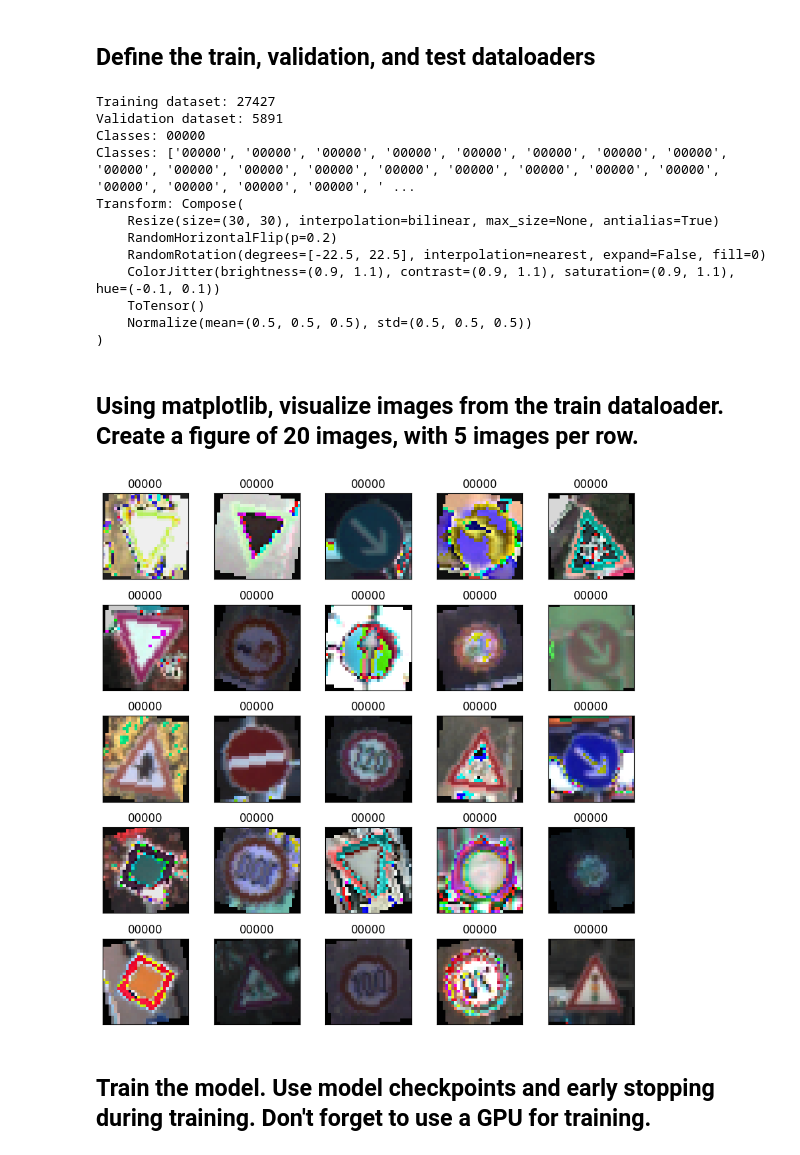
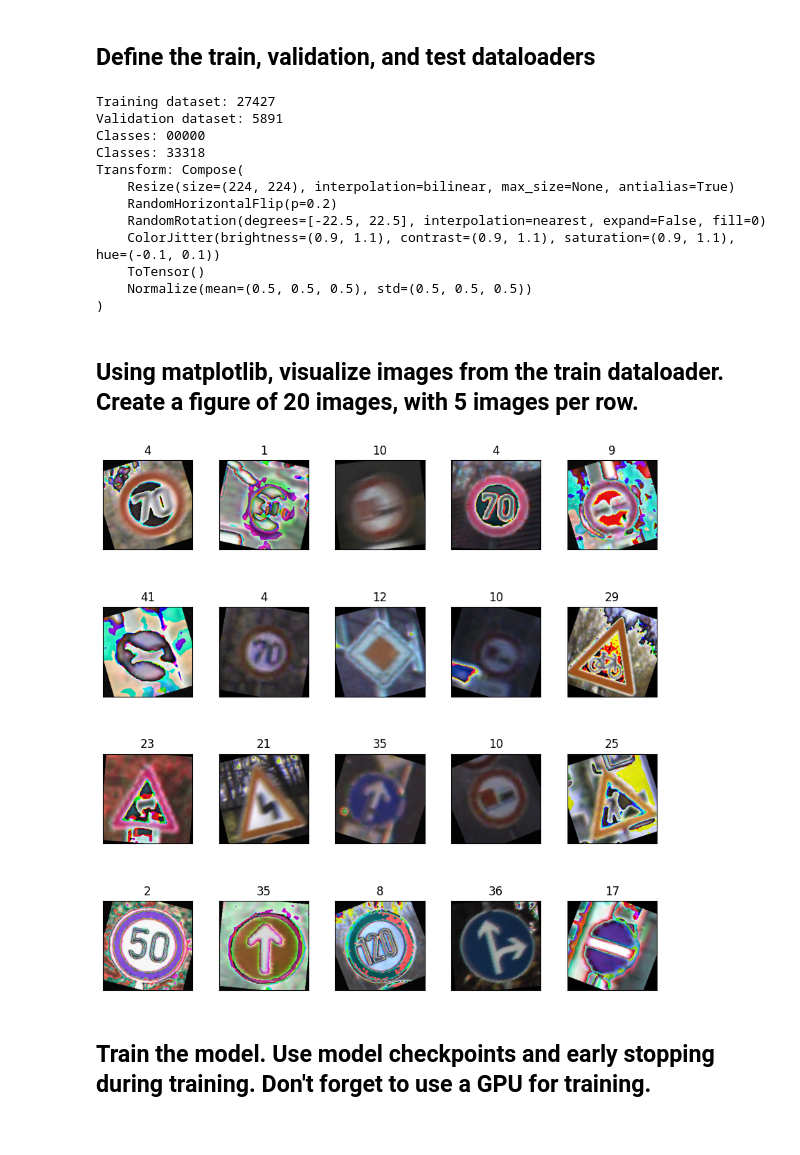
Before and after one commit to RicardoCalvoP/TC3007C, a Jupyter notebook: ComputerVision/Project_Traffic_sign_classifier.ipynb, the cells around one changed output. Saved outputs shown, nothing was run; the diff lists cells and outputs as text; code cells hidden in the pictures.

```diff
--- a/ComputerVision/Project_Traffic_sign_classifier.ipynb
+++ b/ComputerVision/Project_Traffic_sign_classifier.ipynb
@@ -237,7 +270,7 @@ Using cache found in C:\Users\calvo/.cache\torch\hub\pytorch_vision_main
 
 image_transforms = transforms.Compose([
 
-        transforms.Resize((30, 30)),
+        transforms.Resize((224, 224)),
         transforms.RandomHorizontalFlip(p=0.2),
         transforms.RandomRotation(45/2),
         transforms.ColorJitter(brightness=0.1, contrast=0.1, saturation=0.1, hue=0.1),
@@ -251,10 +284,11 @@ image_transforms = transforms.Compose([
 # TODO: Create generators for training, validation, and testing.
 
 class SignalsDatasets(Dataset):
-    def __init__(self, file_dir, classes, transform=None):
+    def __init__(self, file_dir, classes, ohe, transform=None):
         self.labels_df = file_dir
         self.transform = transform
         self.classes = classes
+        self.one_hot_encoding = ohe
 
     def __len__(self):
         return len(self.labels_df)
@@ -263,14 +297,22 @@ class SignalsDatasets(Dataset):
         img_path = self.labels_df[idx]
         image = Image.open(img_path)
 
-        label = self.classes[idx]
+        i = self.get_class(self.classes[idx])
+        label = self.one_hot_encoding[i]
 
         if self.transform:
             image = self.transform(image)
 
         return image, label
 
-train_dataset = SignalsDatasets(train_images, train_labels, transform=image_transforms)
+    def get_class(self, curr_class):
+        a = curr_class[-2]
+        b = curr_class[-1]
+
+        return int(a) * 10 + int(b)
+
+
+train_dataset = SignalsDatasets(train_images, train_labels, one_hot_labels, transform=image_transforms)
 train_dataset, val_dataset = random_split(train_dataset, lengths=[len(train_images) - len(test_images), len(test_images)])
 
 train_dataloader = DataLoader(train_dataset, batch_size=32, shuffle=True)
@@ -280,15 +322,15 @@ print(f'Training dataset: {len(train_dataset)}')
 print(f'Validation dataset: {len(val_dataset)}')
 
 print(f'Classes: {train_dataset.dataset.classes[0]}')
-print(f'Classes: {train_dataset.dataset.classes}')
+print(f'Classes: {len(train_dataset.dataset.classes)}')
 print(f'Transform: {train_dataset.dataset.transform}')
 # %% [output]
 Training dataset: 27427
 Validation dataset: 5891
 Classes: 00000
-Classes: ['00000', '00000', '00000', '00000', '00000', '00000', '00000', '00000', '00000', '00000', '00000', '00000', '00000', '00000', '00000', '00000', '00000', '00000', '00000', '00000', '00000', ' ...
+Classes: 33318
 Transform: Compose(
-    Resize(size=(30, 30), interpolation=bilinear, max_size=None, antialias=True)
+    Resize(size=(224, 224), interpolation=bilinear, max_size=None, antialias=True)
     RandomHorizontalFlip(p=0.2)
     RandomRotation(degrees=[-22.5, 22.5], interpolation=nearest, expand=False, fill=0)
     ColorJitter(brightness=(0.9, 1.1), contrast=(0.9, 1.1), saturation=(0.9, 1.1), hue=(-0.1, 0.1))
@@ -300,29 +342,29 @@ Transform: Compose(
 # %%
 # TODO: Create a figure with images from the test generator.
 train_batch = next(iter(train_dataloader))
 
-
-f, ax = plt.subplots(5, 5, figsize=(10, 10))
+f, ax = plt.subplots(4, 5, figsize=(10, 10))
 f.tight_layout(pad=0.)
 plt.subplots_adjust(left=0.1, bottom=0.1, right=0.9, top=0.9, wspace=0.3, hspace=0.3)
 
-for idx in range(25):
+for idx in range(20):
     row = idx // 5
     col = idx % 5
 
     image = train_batch[0][idx].numpy().transpose((1, 2, 0))
     image = (image * 255.0).astype("uint8")
 
     label_tensor = train_batch[1][idx]
-    label_idx = int(label_tensor)
+    label_idx = label_tensor.argmax().item()
+
 
     ax[row, col].imshow(image)
-    ax[row, col].set_title(train_dataset.dataset.classes[label_idx])
+    ax[row, col].set_title(label_idx)
     ax[row, col].set_xticks([])
     ax[row, col].set_yticks([])
 
 plt.show()
 # %% [output]
-[figure, old version]
+[figure, new version]
 # %% [markdown]
 ## Train the model. Use model checkpoints and early stopping during training. **Don't forget to use a GPU for training.**
```
Also changed, not shown: parts of 25 cells of this notebook, 5 other files.
